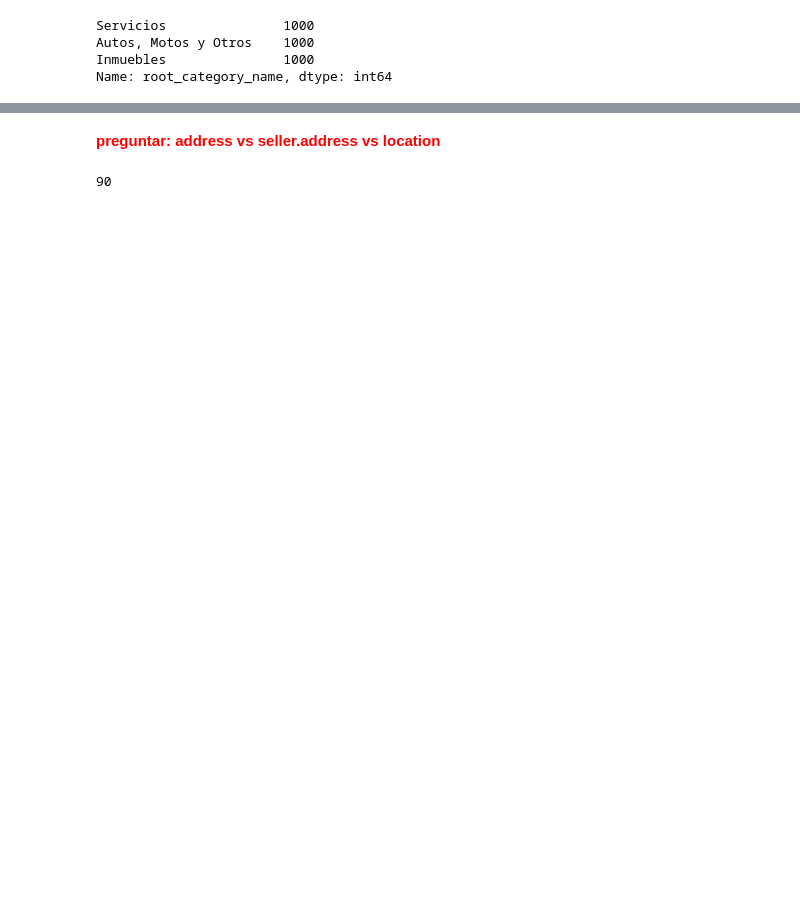
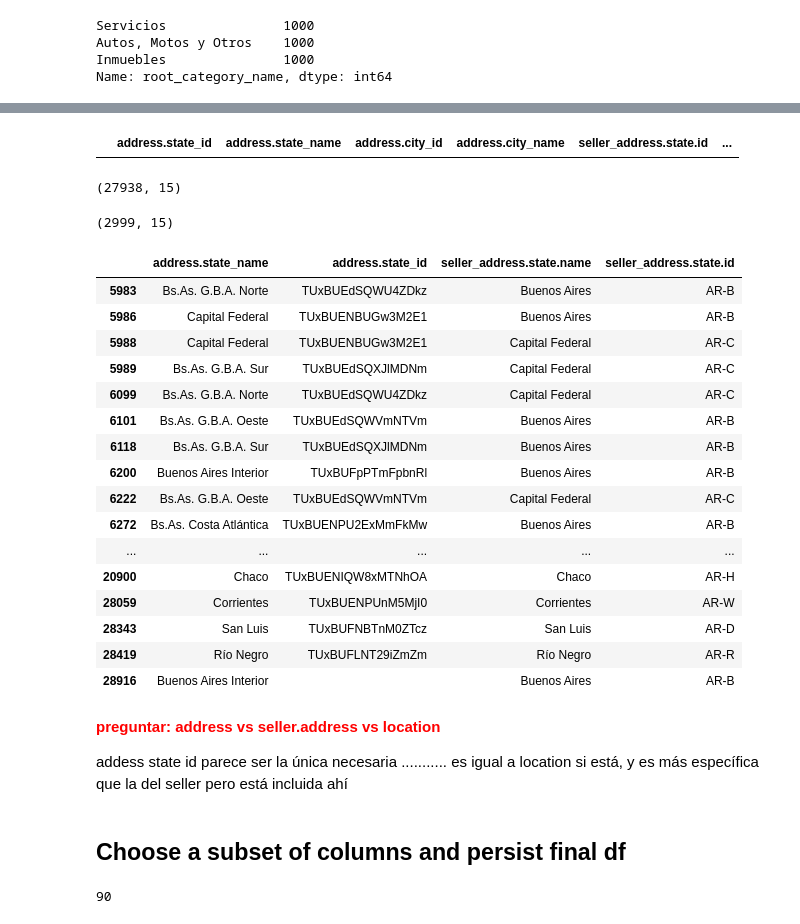
Before and after one commit to onofricamila/DSChallengeMELI, a Jupyter notebook: (1) Exploracion y analisis/EDA Publicaciones con descuento.ipynb, the cells around one changed output, grey strips where cells are left out. Cells and saved outputs as stored; diff of their text form; code cells hidden in the pictures; blank space fills up the shorter version.

```diff
--- a/(1) Exploracion y analisis/EDA Publicaciones con descuento.ipynb
+++ b/(1) Exploracion y analisis/EDA Publicaciones con descuento.ipynb
@@ -449,5 +451,52 @@ df[~df["location.state.id"].isna()][[
+# %%
+df[
+    (~df["location.state.id"].isna()) &
+    (df["location.state.id"] != df["address.state_id"])
+][cols].head()
+# %% [output]
+|  | address.state_id | address.state_name | address.city_id | address.city_name | seller_address.state.id | ... |
+# %%
+df[
+    (~df["seller_address.state.id"].isna()) &
+    (df["seller_address.state.id"] == df["address.state_id"])
+][cols].shape
+# %% [output]
+(27938, 15)
+# %%
+df[
+    (~df["seller_address.state.id"].isna()) &
+    (df["seller_address.state.id"] != df["address.state_id"])
+][cols].shape
+# %% [output]
+(2999, 15)
+# %%
+df[
+    (~df["seller_address.state.id"].isna()) &
+    (df["seller_address.state.id"] != df["address.state_id"])
+][["address.state_name", "address.state_id", "seller_address.state.name", "seller_address.state.id"]].drop_duplicates()
+# %% [output]
+|  | address.state_name | address.state_id | seller_address.state.name | seller_address.state.id |
+| 5983 | Bs.As. G.B.A. Norte | TUxBUEdSQWU4ZDkz | Buenos Aires | AR-B |
+| 5986 | Capital Federal | TUxBUENBUGw3M2E1 | Buenos Aires | AR-B |
+| 5988 | Capital Federal | TUxBUENBUGw3M2E1 | Capital Federal | AR-C |
+| 5989 | Bs.As. G.B.A. Sur | TUxBUEdSQXJlMDNm | Capital Federal | AR-C |
+| 6099 | Bs.As. G.B.A. Norte | TUxBUEdSQWU4ZDkz | Capital Federal | AR-C |
+| 6101 | Bs.As. G.B.A. Oeste | TUxBUEdSQWVmNTVm | Buenos Aires | AR-B |
+| 6118 | Bs.As. G.B.A. Sur | TUxBUEdSQXJlMDNm | Buenos Aires | AR-B |
+| 6200 | Buenos Aires Interior | TUxBUFpPTmFpbnRl | Buenos Aires | AR-B |
+| 6222 | Bs.As. G.B.A. Oeste | TUxBUEdSQWVmNTVm | Capital Federal | AR-C |
+| 6272 | Bs.As. Costa Atlántica | TUxBUENPU2ExMmFkMw | Buenos Aires | AR-B |
+| ... | ... | ... | ... | ... |
+| 20900 | Chaco | TUxBUENIQW8xMTNhOA | Chaco | AR-H |
+| 28059 | Corrientes | TUxBUENPUnM5MjI0 | Corrientes | AR-W |
+| 28343 | San Luis | TUxBUFNBTnM0ZTcz | San Luis | AR-D |
+| 28419 | Río Negro | TUxBUFLNT29iZmZm | Río Negro | AR-R |
+| 28916 | Buenos Aires Interior |  | Buenos Aires | AR-B |
 # %% [markdown]
 <p style="color:red; font-weight: bold">preguntar: address vs seller.address vs location</p>
+addess state id parece ser la única necesaria ........... es igual a location si está, y es más específica que la del seller pero está incluida ahí
+# %% [markdown]
+## Choose a subset of columns and persist final df
 # %%
 columns = [
  'id',
```
Also changed, not shown: parts of 14 cells of this notebook.
